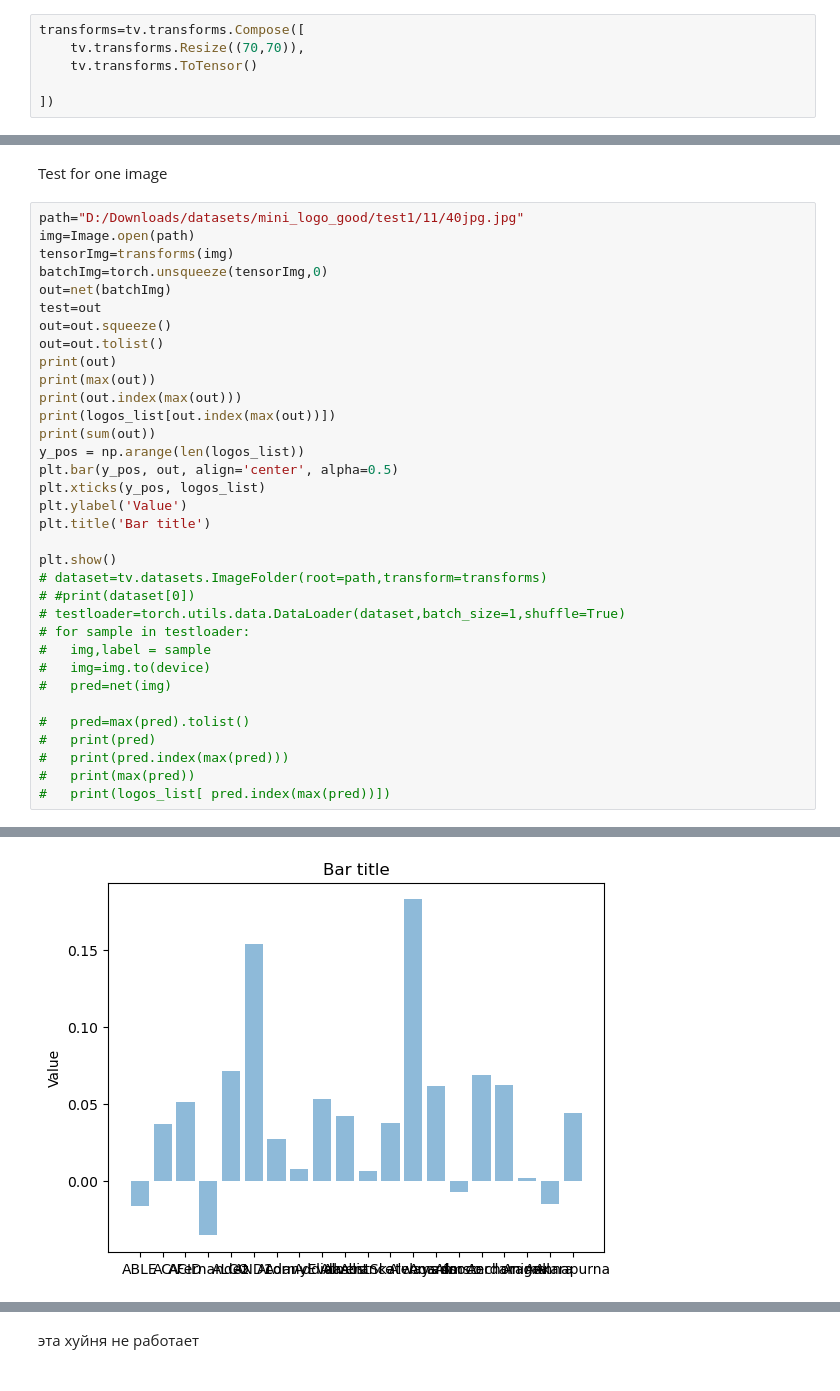
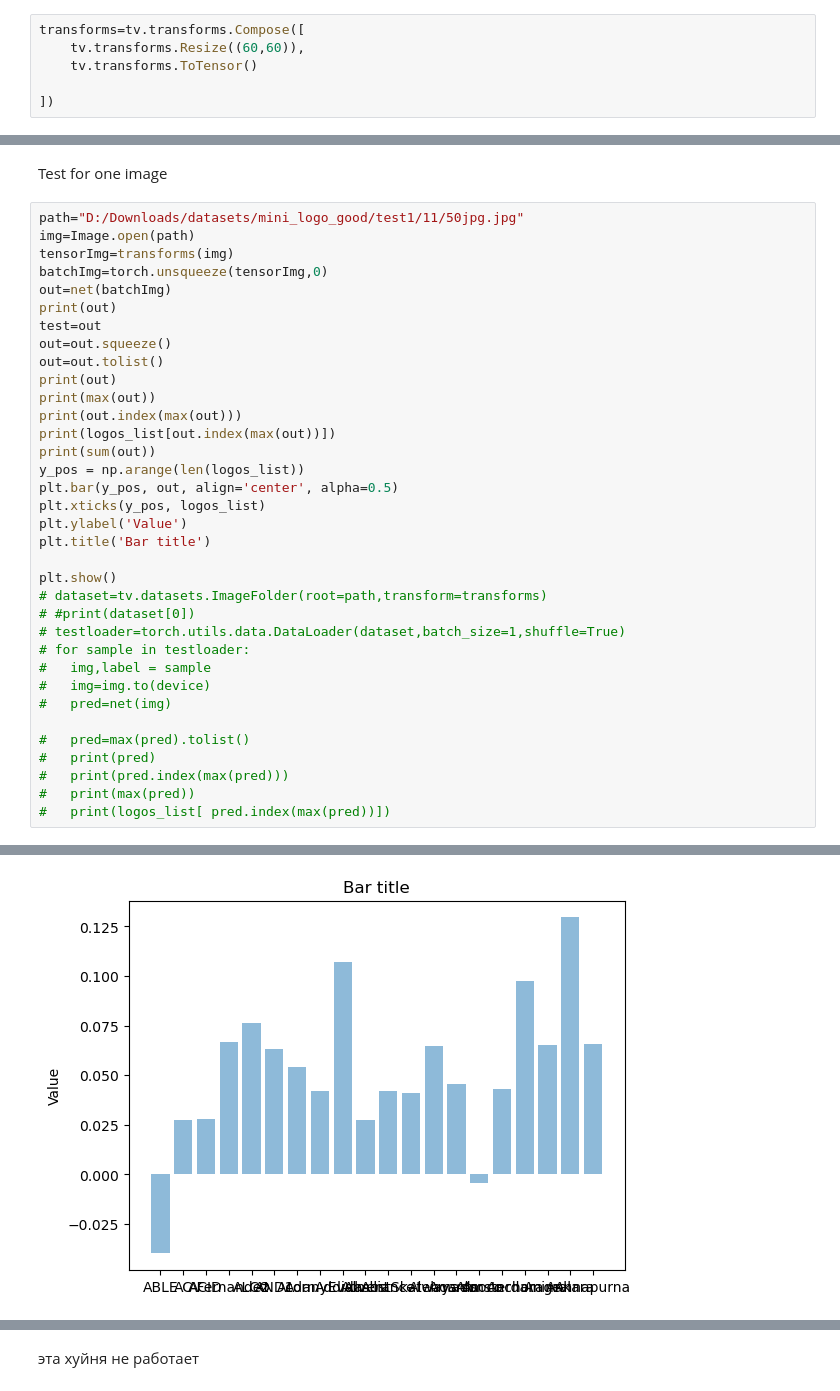
Before and after one commit to kryzhka/LogoClassifier, a Jupyter notebook: model.ipynb, the cells around one changed output, grey strips where cells are left out. Drawn from its saved outputs; the diff is of its cells as text.

```diff
--- a/model.ipynb
+++ b/model.ipynb
@@ -46,7 +46,7 @@ device is cpu
 path = 'D:/Downloads/datasets/mini_logo_good/train'
 # %%
 transforms=tv.transforms.Compose([
-    tv.transforms.Resize((70,70)),
+    tv.transforms.Resize((60,60)),
     tv.transforms.ToTensor()
 
 ])
@@ -214,11 +216,12 @@ net = torch.load('D:\\myprogect\\pytorch\\weightsOfLogoClassifierbatch1')
 # %% [markdown]
 Test for one image
 # %%
-path="D:/Downloads/datasets/mini_logo_good/test1/11/40jpg.jpg"
+path="D:/Downloads/datasets/mini_logo_good/test1/11/50jpg.jpg"
 img=Image.open(path)
 tensorImg=transforms(img)
 batchImg=torch.unsqueeze(tensorImg,0)
 out=net(batchImg)
+print(out)
 test=out
 out=out.squeeze()
 out=out.tolist()
@@ -256,2 +262,2 @@ Always
-[figure, old version]
+[figure, new version]
 # %% [markdown]
```
Also changed, not shown: parts of 12 cells of this notebook.
